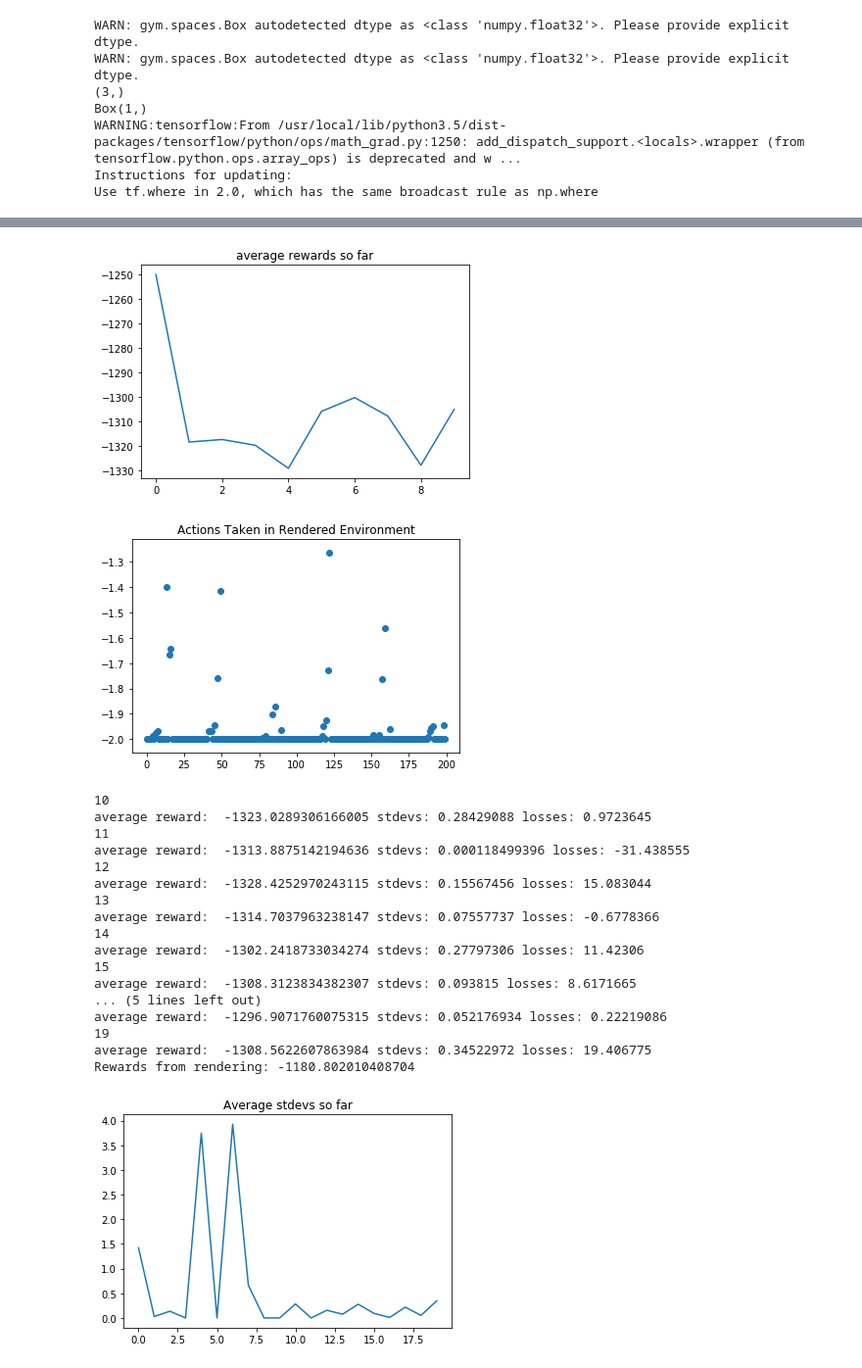
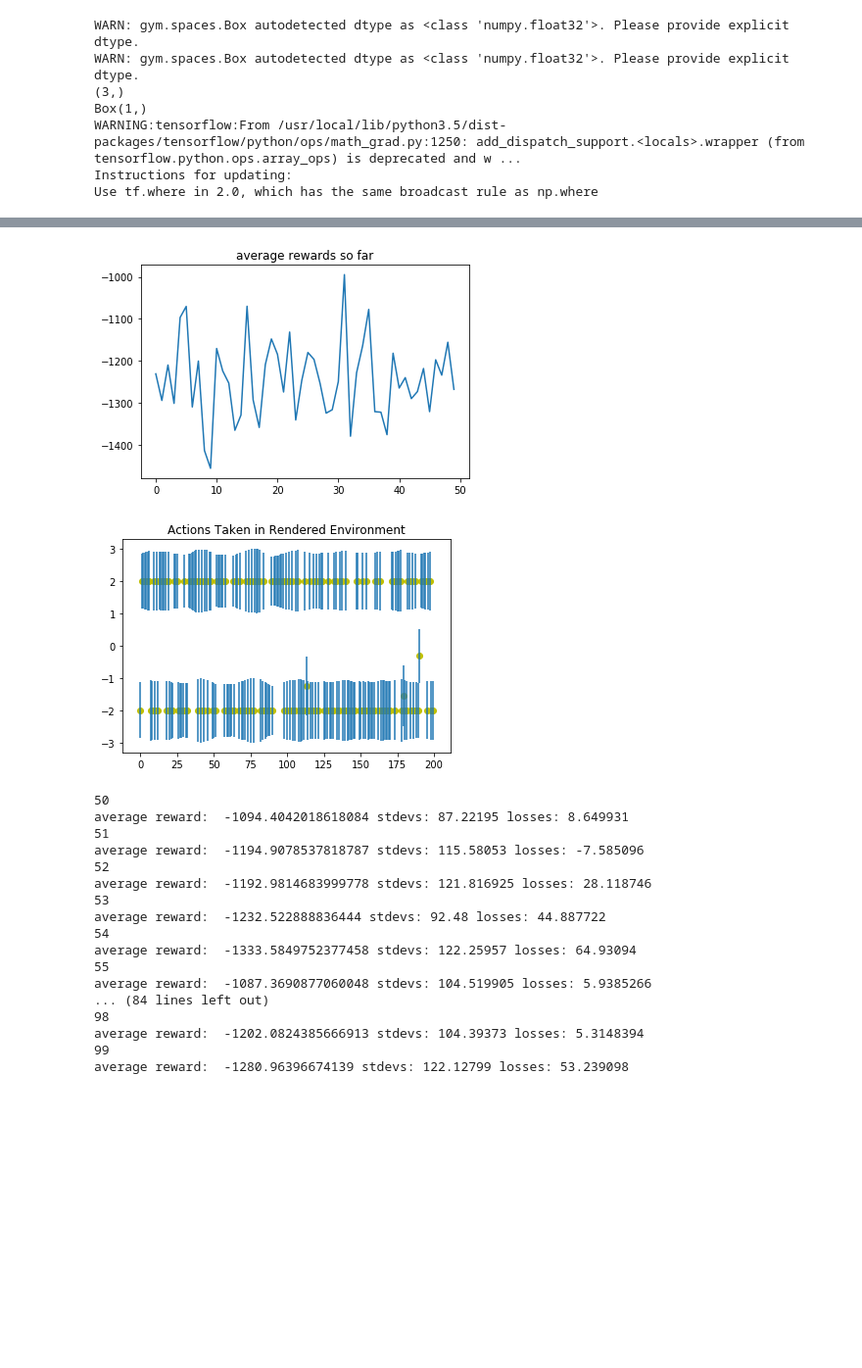
Before and after one commit to therealjtgill/deeprlexperiments, a Jupyter notebook: a2cppotestcontinuous.ipynb, the cells around one changed output, grey strips where cells are left out. Shown at 98% size. Saved outputs shown, nothing was run; the diff lists cells and outputs as text; code cells hidden in the pictures; blank space fills up the shorter version.

Commit message:
Modified importance sampling calculation in PPO to use exp(log(A) - log(B)) to avoid numerical issues. Improved plotting of rendered output by including scaled stddevs with the chosen actions.

```diff
--- a/a2cppotestcontinuous.ipynb
+++ b/a2cppotestcontinuous.ipynb
@@ -214,7 +223,7 @@ def prepSarData(states, actions, rewards, gamma=0.99):
 
     return actions_shuffled, states_shuffled, discounted_rewards_shuffled
 # %%
-def accumulateData(env, agent, max_steps=1000, max_rollouts=50):
+def accumulateData(env, agent, max_steps=1000, max_rollouts=10):
     states = []
     actions = []
     rewards = []
@@ -248,11 +257,14 @@ def renderAgent(env, agent):
     state_t = env.reset()
     rewards = 0
     actions = []
+    stdevs = []
     while i < 1000:
-        action_t = np.random.normal(loc=agent.predict(state_t)[0][0], scale=agent.predict(state_t)[1][0])
+        ret_vals = agent.predict(state_t)
+        action_t = np.random.normal(loc=ret_vals[0][0], scale=ret_vals[1][0])
         #print(ep_action_t)
         action_t = min(max(action_t, [-2.0]), [2.0])
         actions.append(action_t)
+        stdevs.append(ret_vals[1][0])
         #print(ep_action_t)
         state_tp1, reward_tp1, done, _ = env.step(action_t)
         rewards += reward_tp1
@@ -261,7 +273,7 @@ def renderAgent(env, agent):
         if done:
             print("Rewards from rendering:", rewards)
             break
-    return actions
+    return actions, stdevs
 # %%
 #print(type(gym.envs.registry.all()))
 env_ids = [espec.id for espec in gym.envs.registry.all()]
@@ -312,21 +324,25 @@ for i in range(10000):
     states_pro = []
     actions_pro = []
     rewards_pro = []
-    if i % 10 == 0 and i > 0:
+    if i % 50 == 0 and i > 0:
+        try:
+            plt.figure()
+            plt.plot(average_stdevs)
+            plt.title("Average stdevs so far")
+            plt.figure()
+            plt.plot(average_rewards)
+            plt.title("average rewards so far")
 
-        plt.figure()
-        plt.plot(average_stdevs)
-        plt.title("Average stdevs so far")
-        plt.figure()
-        plt.plot(average_rewards)
-        plt.title("average rewards so far")
-
-        plottable_actions = renderAgent(pendulum, agent)
-        plt.figure()
-        plt.scatter(range(len(plottable_actions)), plottable_actions)
-        plt.title("Actions Taken in Rendered Environment")
-        plt.show()
-        plt.close()
+            plottable_actions, plottable_stdevs = renderAgent(pendulum, agent)
+            plt.figure()
+            max_stddev = np.max(plottable_stdevs)
+            plt.errorbar(range(len(plottable_actions)), plottable_actions, plottable_stdevs/max_stddev, linestyle='None')
+            plt.scatter(range(len(plottable_actions)), plottable_actions, color='y')
+            plt.title("Actions Taken in Rendered Environment")
+            plt.show()
+            plt.close('all')
+        except:
+            print("Something weird happened, but I am not handling it.")
     for j in range(len(actions)):
         ret = prepSarData(actions[j], states[j], rewards[j])
         mean_reward = np.average(ret[1])
@@ -378,20 +394,19 @@ Rewards from rendering: -1342.4911638569622
-[figure, old version]
+[figure, new version]
-[figure, old version]
+[figure, new version]
-10
-average reward:  -1323.0289306166005 stdevs: 0.28429088 losses: 0.9723645
-11
-average reward:  -1313.8875142194636 stdevs: 0.000118499396 losses: -31.438555
-12
-average reward:  -1328.4252970243115 stdevs: 0.15567456 losses: 15.083044
-13
-average reward:  -1314.7037963238147 stdevs: 0.07557737 losses: -0.6778366
-14
-average reward:  -1302.2418733034274 stdevs: 0.27797306 losses: 11.42306
-15
-average reward:  -1308.3123834382307 stdevs: 0.093815 losses: 8.6171665
-... (5 lines left out)
-average reward:  -1296.9071760075315 stdevs: 0.052176934 losses: 0.22219086
-19
-average reward:  -1308.5622607863984 stdevs: 0.34522972 losses: 19.406775
-Rewards from rendering: -1180.802010408704
+50
+average reward:  -1094.4042018618084 stdevs: 87.22195 losses: 8.649931
+51
+average reward:  -1194.9078537818787 stdevs: 115.58053 losses: -7.585096
+52
+average reward:  -1192.9814683999778 stdevs: 121.816925 losses: 28.118746
+53
+average reward:  -1232.522888836444 stdevs: 92.48 losses: 44.887722
+54
+average reward:  -1333.5849752377458 stdevs: 122.25957 losses: 64.93094
+55
+average reward:  -1087.3690877060048 stdevs: 104.519905 losses: 5.9385266
+... (84 lines left out)
+98
+average reward:  -1202.0824385666913 stdevs: 104.39373 losses: 5.3148394
+99
+average reward:  -1280.96396674139 stdevs: 122.12799 losses: 53.239098
-[figure, removed]
```
Also changed, not shown: parts of 9 cells of this notebook.
